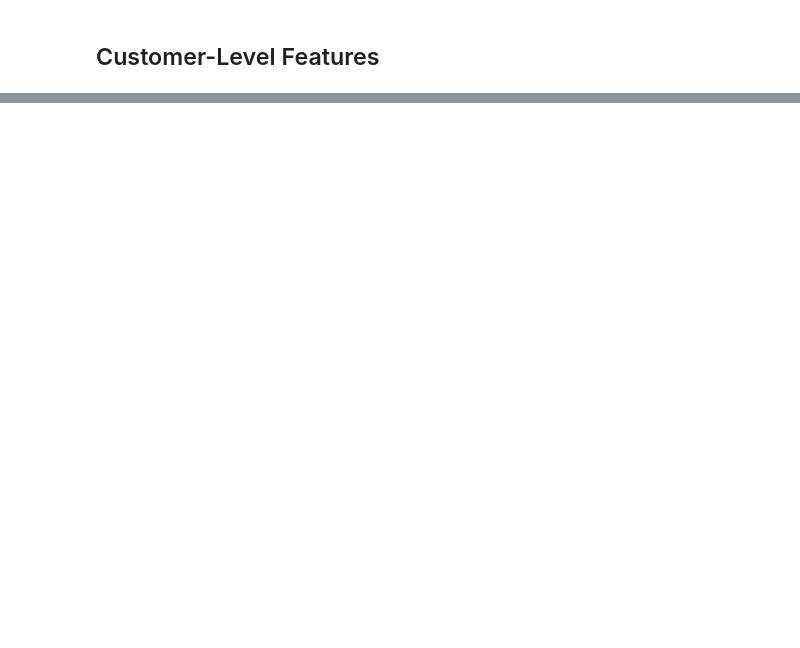
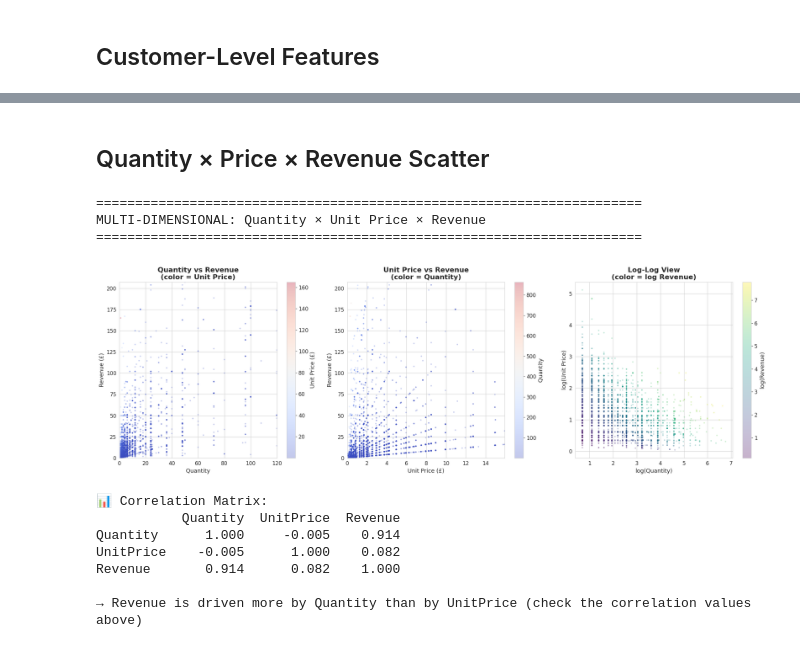
Before and after one commit to HaymiG/online-retail-business-insights, a Jupyter notebook: ECommerce_Analysis_Notebook.ipynb, the cells around one changed output, grey strips where cells are left out. Cells and saved outputs as stored; diff of their text form; code cells hidden in the pictures; blank space fills up the shorter version.

```diff
--- a/ECommerce_Analysis_Notebook.ipynb
+++ b/ECommerce_Analysis_Notebook.ipynb
@@ -314,0 +612,61 @@ customer_df.head(10)
+# %% [markdown]
+## Quantity × Price × Revenue Scatter
+# %%
+print("=" * 70)
+print("MULTI-DIMENSIONAL: Quantity × Unit Price × Revenue")
+print("=" * 70)
+
+sample = df.sample(min(10000, len(df)), random_state=42)
+
+fig, axes = plt.subplots(1, 3, figsize=(22, 7))
+
+# Quantity vs Revenue (colored by UnitPrice)
+sc1 = axes[0].scatter(sample['Quantity'], sample['Revenue'], alpha=0.3, s=10,
+                    c=sample['UnitPrice'], cmap='coolwarm', edgecolors='none')
+axes[0].set_xlabel('Quantity')
+axes[0].set_ylabel('Revenue (£)')
+axes[0].set_title('Quantity vs Revenue\n(color = Unit Price)', fontweight='bold')
+axes[0].set_xlim(0, sample['Quantity'].quantile(0.99))
+axes[0].set_ylim(0, sample['Revenue'].quantile(0.99))
+plt.colorbar(sc1, ax=axes[0], label='Unit Price (£)')
+
+# UnitPrice vs Revenue (colored by Quantity)
+sc2 = axes[1].scatter(sample['UnitPrice'], sample['Revenue'], alpha=0.3, s=10,
+                    c=sample['Quantity'], cmap='coolwarm', edgecolors='none')
+axes[1].set_xlabel('Unit Price (£)')
+axes[1].set_ylabel('Revenue (£)')
+axes[1].set_title('Unit Price vs Revenue\n(color = Quantity)', fontweight='bold')
+axes[1].set_xlim(0, sample['UnitPrice'].quantile(0.99))
+axes[1].set_ylim(0, sample['Revenue'].quantile(0.99))
+plt.colorbar(sc2, ax=axes[1], label='Quantity')
+
+# Log-log plot
+sc3 = axes[2].scatter(np.log1p(sample['Quantity']), np.log1p(sample['UnitPrice']),
+                    alpha=0.3, s=10, c=np.log1p(sample['Revenue']),
+                    cmap='viridis', edgecolors='none')
+axes[2].set_xlabel('log(Quantity)')
+axes[2].set_ylabel('log(Unit Price)')
+axes[2].set_title('Log-Log View\n(color = log Revenue)', fontweight='bold')
+plt.colorbar(sc3, ax=axes[2], label='log(Revenue)')
+
+plt.tight_layout()
+plt.savefig('quantity_price_revenue.png', dpi=150, bbox_inches='tight')
+plt.show()
+
+# Correlation analysis
+print("\n Correlation Matrix:")
+corr = df[['Quantity', 'UnitPrice', 'Revenue']].corr().round(3)
+print(corr.to_string())
+print("\n→ Revenue is driven more by Quantity than by UnitPrice (check the correlation values above)")
+# %% [output]
+======================================================================
+MULTI-DIMENSIONAL: Quantity × Unit Price × Revenue
+======================================================================
+[figure, added]
+📊 Correlation Matrix:
+           Quantity  UnitPrice  Revenue
+Quantity      1.000     -0.005    0.914
+UnitPrice    -0.005      1.000    0.082
+Revenue       0.914      0.082    1.000
+
+→ Revenue is driven more by Quantity than by UnitPrice (check the correlation values above)
```
Also changed, not shown: parts of 46 cells of this notebook.
